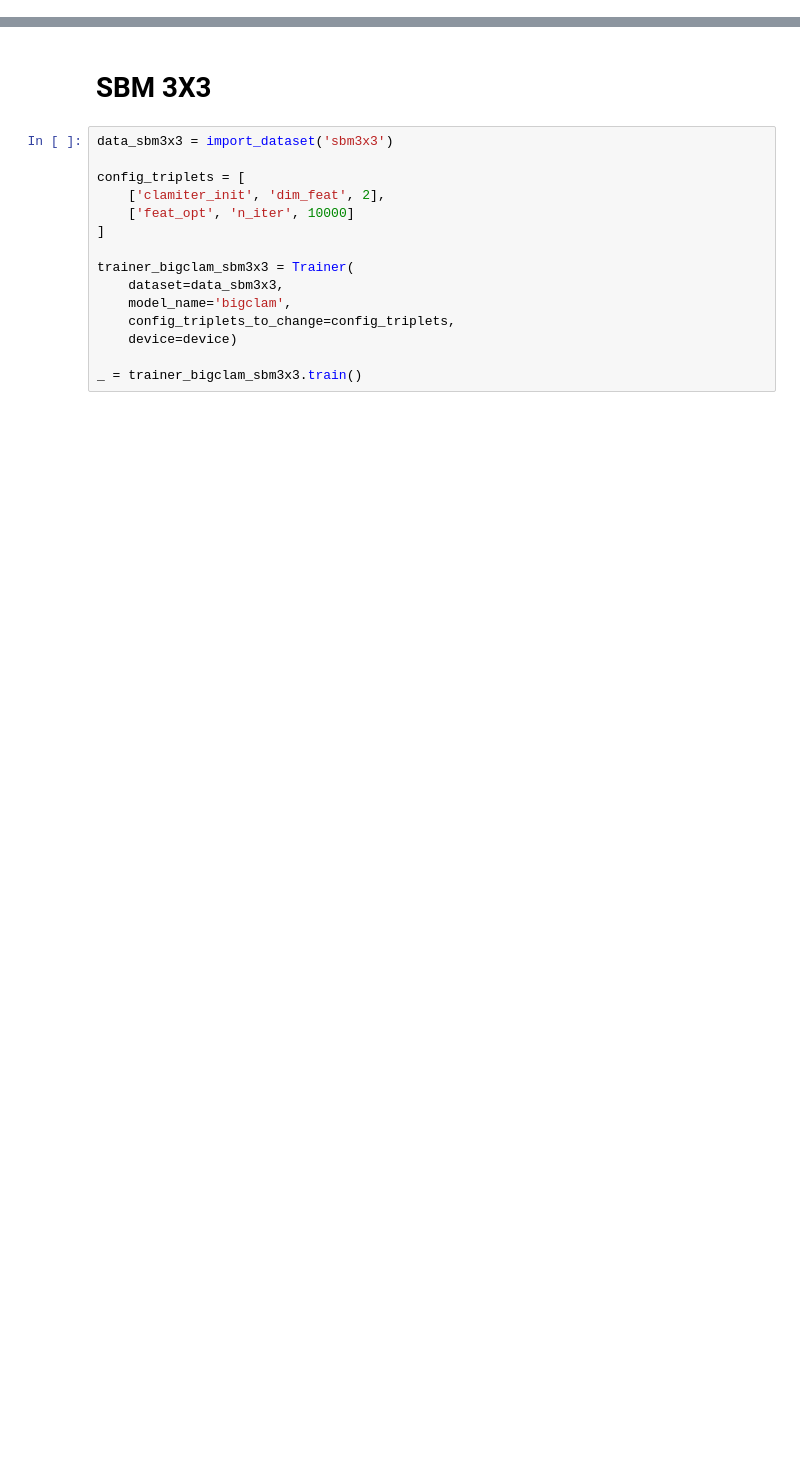
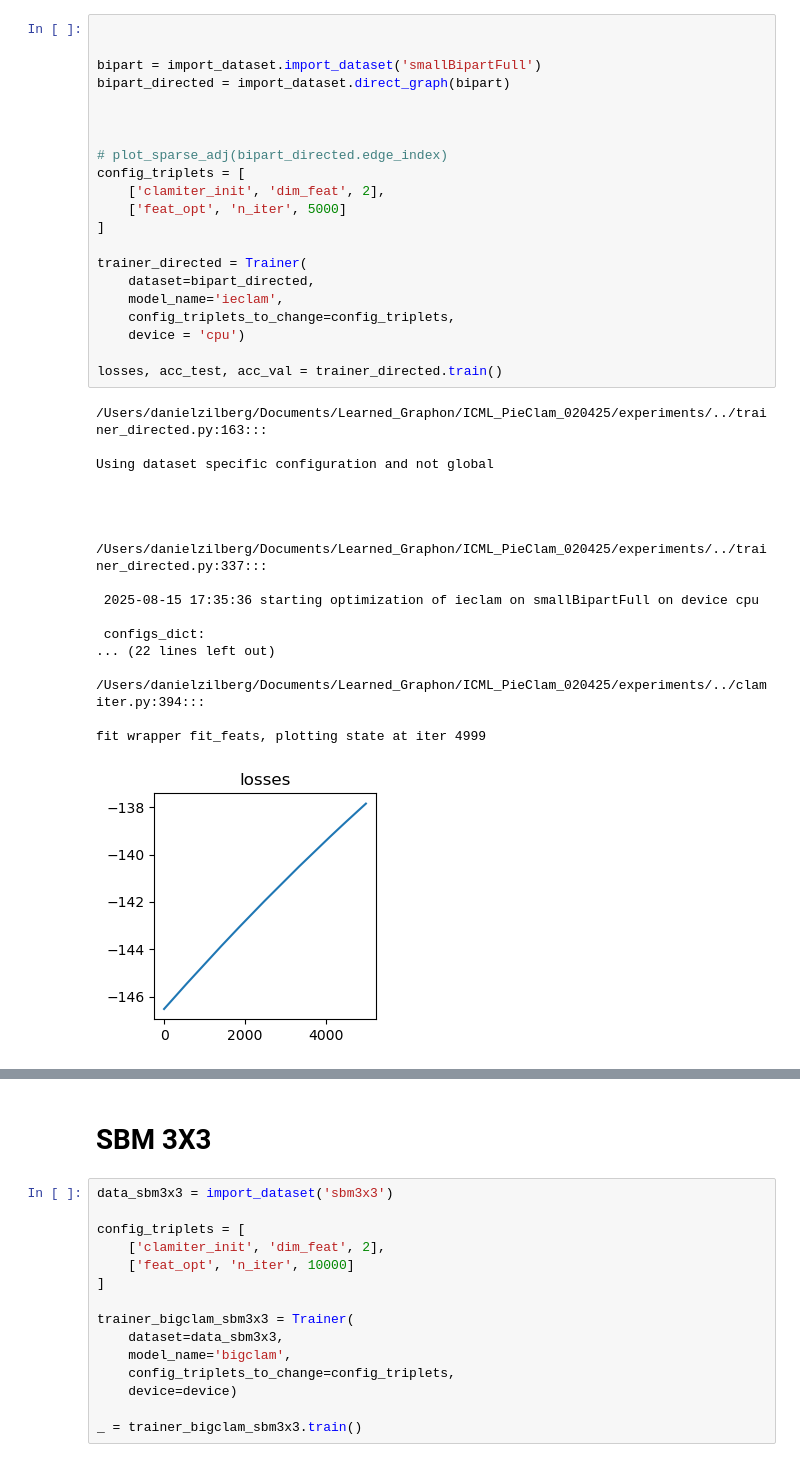
Before and after one commit to danizil/PieClam, a Jupyter notebook: experiments/bipartite.ipynb, the cells around one changed output, grey strips where cells are left out. Cells and saved outputs as stored; diff of their text form; blank space fills up the shorter version.

```diff
--- a/experiments/bipartite.ipynb
+++ b/experiments/bipartite.ipynb
@@ -0,0 +30,40 @@
+# %%
+
+
+bipart = import_dataset.import_dataset('smallBipartFull')
+bipart_directed = import_dataset.direct_graph(bipart)
+
+
+
+# plot_sparse_adj(bipart_directed.edge_index)
+config_triplets = [
+    ['clamiter_init', 'dim_feat', 2],
+    ['feat_opt', 'n_iter', 5000]
+]
+
+trainer_directed = Trainer(
+    dataset=bipart_directed,
+    model_name='ieclam',
+    config_triplets_to_change=config_triplets,
+    device = 'cpu')
+
+losses, acc_test, acc_val = trainer_directed.train()
+# %% [output]
+/Users/danielzilberg/Documents/Learned_Graphon/ICML_PieClam_020425/experiments/../trainer_directed.py:163:::
+
+Using dataset specific configuration and not global
+
+
+
+
+/Users/danielzilberg/Documents/Learned_Graphon/ICML_PieClam_020425/experiments/../trainer_directed.py:337:::
+
+ 2025-08-15 17:35:36 starting optimization of ieclam on smallBipartFull on device cpu
+
+ configs_dict:
+... (22 lines left out)
+
+/Users/danielzilberg/Documents/Learned_Graphon/ICML_PieClam_020425/experiments/../clamiter.py:394:::
+
+fit wrapper fit_feats, plotting state at iter 4999
+[figure, added]
```
Also changed, not shown: parts of 8 cells of this notebook, 5 other files.
